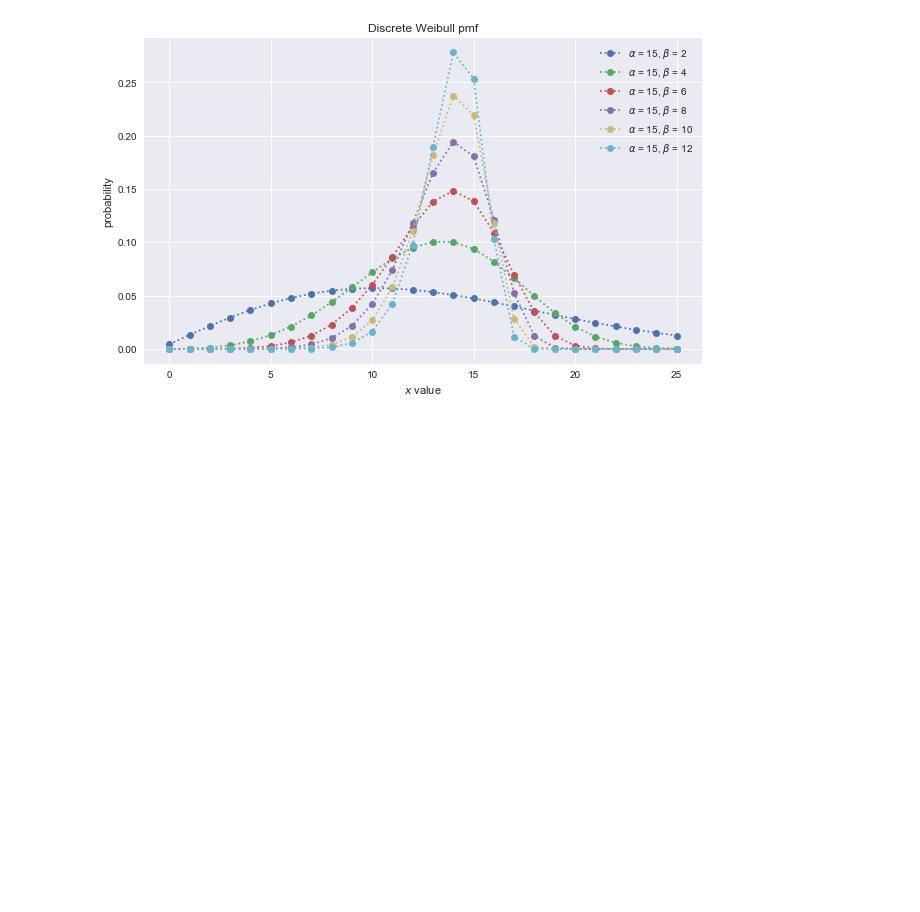
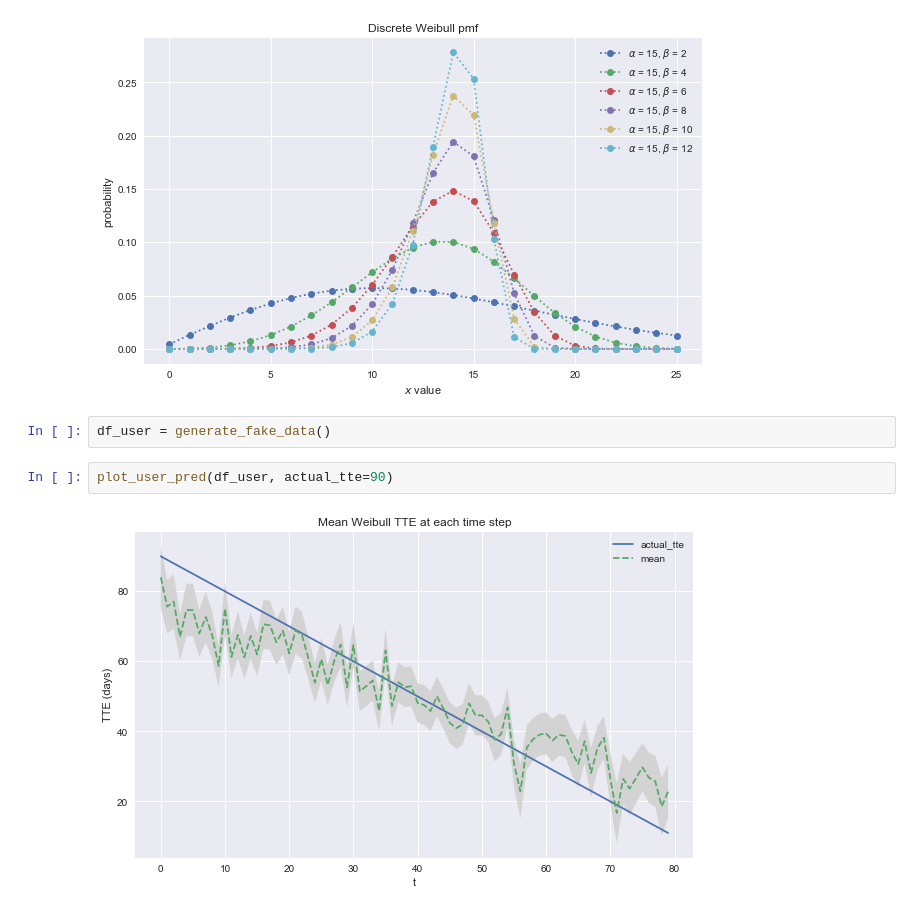
Before and after one commit to njoaquin/distributions, a Jupyter notebook: discrete_weibull.ipynb, the cells around one changed output. Drawn from its saved outputs; the diff is of its cells as text; blank space fills up the shorter version.

Commit message:
Plot of user-level time-to-event at each step

```diff
--- a/discrete_weibull.ipynb
+++ b/discrete_weibull.ipynb
@@ -60,3 +102,9 @@ ax.legend()
 plt.show()
 # %% [output]
 [figure]
+# %%
+df_user = generate_fake_data()
+# %%
+plot_user_pred(df_user, actual_tte=90)
+# %% [output]
+[figure, added]
```
Also changed, not shown: parts of 2 cells of this notebook.
